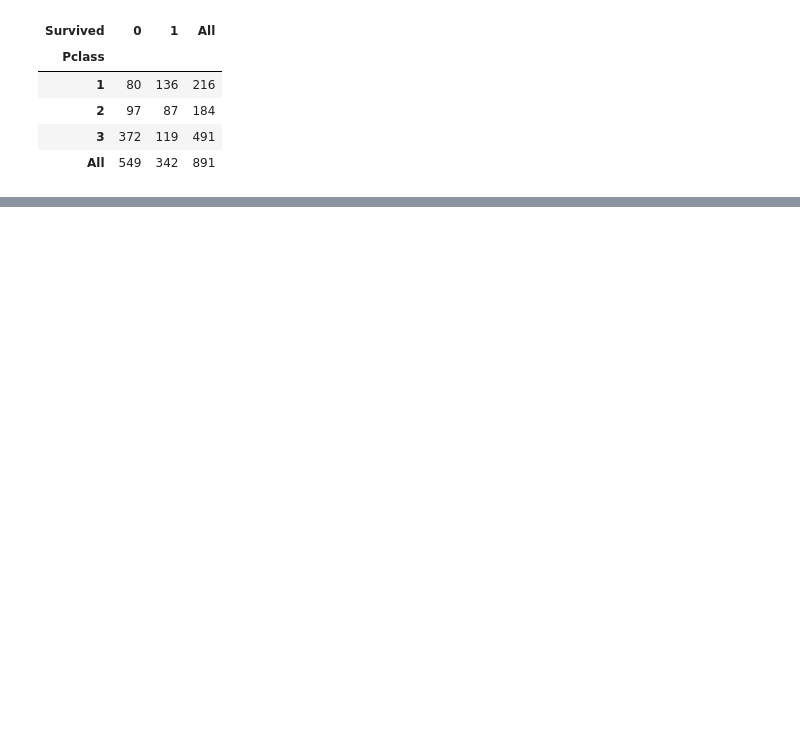
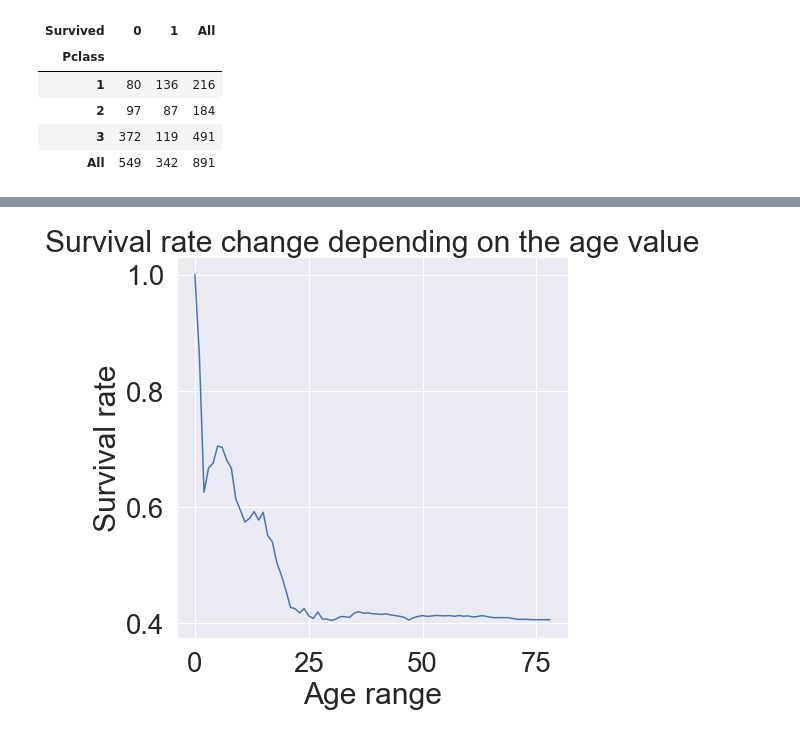
Before and after one commit to LeeChanHyuk/Kaggle, a Jupyter notebook: No 1. Titanik/Titanik.ipynb, the cells around one changed output, grey strips where cells are left out. Saved outputs shown, nothing was run; the diff lists cells and outputs as text; code cells hidden in the pictures; blank space fills up the shorter version.

```diff
--- a/No 1. Titanik/Titanik.ipynb
+++ b/No 1. Titanik/Titanik.ipynb
@@ -153,0 +171,13 @@ wkdakwdjkdaadwadawddwdwdad
+# %%
+cummulate_survival_ratio = []
+for i in range(1,80):
+    cummulate_survival_ratio.append(df_train[df_train['Age'] < i]['Survived'].sum() / len(df_train[df_train['Age']<i]['Survived']))
+
+plt.figure(figsize=(7,7))
+plt.plot(cummulate_survival_ratio)
+plt.title('Survival rate change depending on the age value')
+plt.ylabel('Survival rate')
+plt.xlabel('Age range')
+plt.show()
+# %% [output]
+[figure, added]
```
Also changed, not shown: parts of 18 cells of this notebook, 13 other files.
